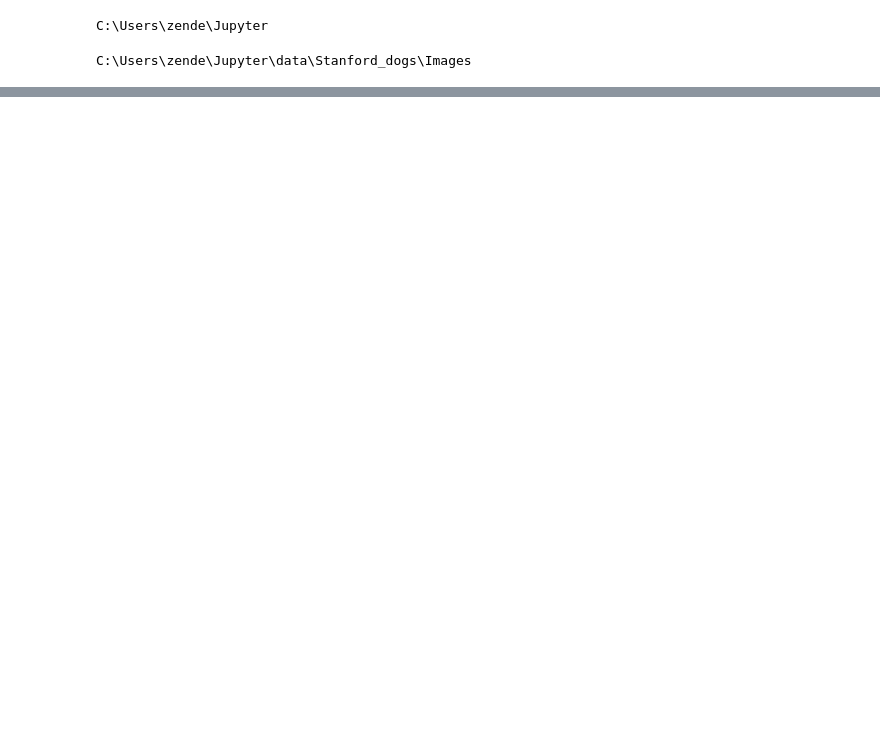
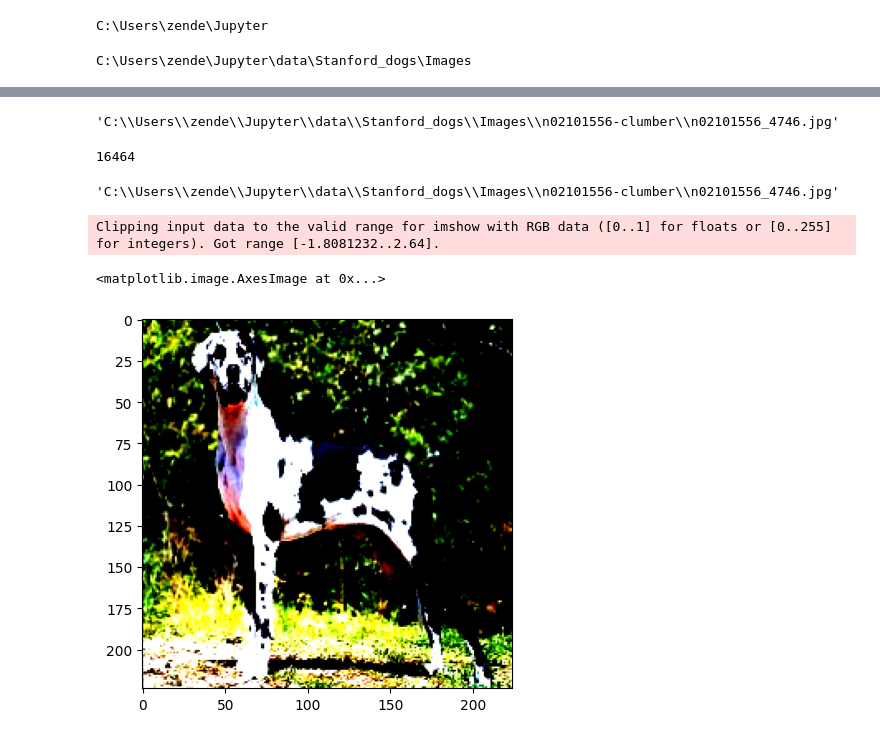
Before and after one commit to cosmos45/Tensors_dogs, a Jupyter notebook: tensors.ipynb, the cells around one changed output, grey strips where cells are left out. Saved outputs shown, nothing was run; the diff lists cells and outputs as text; code cells hidden in the pictures; blank space fills up the shorter version.

```diff
--- a/tensors.ipynb
+++ b/tensors.ipynb
@@ -79,0 +172,54 @@ image_file_path.split(os.path.sep)[-2].split('-')[-1]
+# %%
+X_train.iloc[0]
+# %% [output]
+'C:\\Users\\zende\\Jupyter\\data\\Stanford_dogs\\Images\\n02101556-clumber\\n02101556_4746.jpg'
+# %%
+#Creating the dataloader
+class StanfordDogs(Dataset):
+    def __init__(self, X_df: pd.DataFrame, Y_df: pd.DataFrame, transform=None, target_transform=None) -> None:
+        super().__init__()
+
+        self.transform = transform
+        self.target_transform = target_transform
+
+        self.X = X_df
+        self.Y = Y_df
+
+    def __getitem__(self, index):
+        row = self.X.iloc[index]
+        image = Image.open(row).convert('RGB')
+        label = self.Y.iloc[index]
+
+        if self.transform:
+            image = self.transform(image)
+
+        if self.target_transform:
+            label = self.target_transform(label)
+
+        return image, torch.tensor(label,dtype=torch.long)
+
+    def __len__(self):
+        return len(self.X)
+# %%
+dataset_train = StanfordDogs(X_train, y_train,
+                             transform = Compose([
+                                 Resize((224, 224)),
+                                 ToTensor(),
+                                 Normalize([0.485, 0.456, 0.406], [0.229, 0.224, 0.225])
+                             ]))
+# %%
+len(dataset_train)
+# %% [output]
+16464
+# %%
+dataset_train.X.iloc[0]
+# %% [output]
+'C:\\Users\\zende\\Jupyter\\data\\Stanford_dogs\\Images\\n02101556-clumber\\n02101556_4746.jpg'
+# %%
+image, label = dataset_train[30]
+# %%
+plt.imshow(image.permute(1,2,0))
+# %% [output]
+Clipping input data to the valid range for imshow with RGB data ([0..1] for floats or [0..255] for integers). Got range [-1.8081232..2.64].
+<matplotlib.image.AxesImage at 0x...>
+[figure, added]
```
Also changed, not shown: parts of 42 cells of this notebook.
